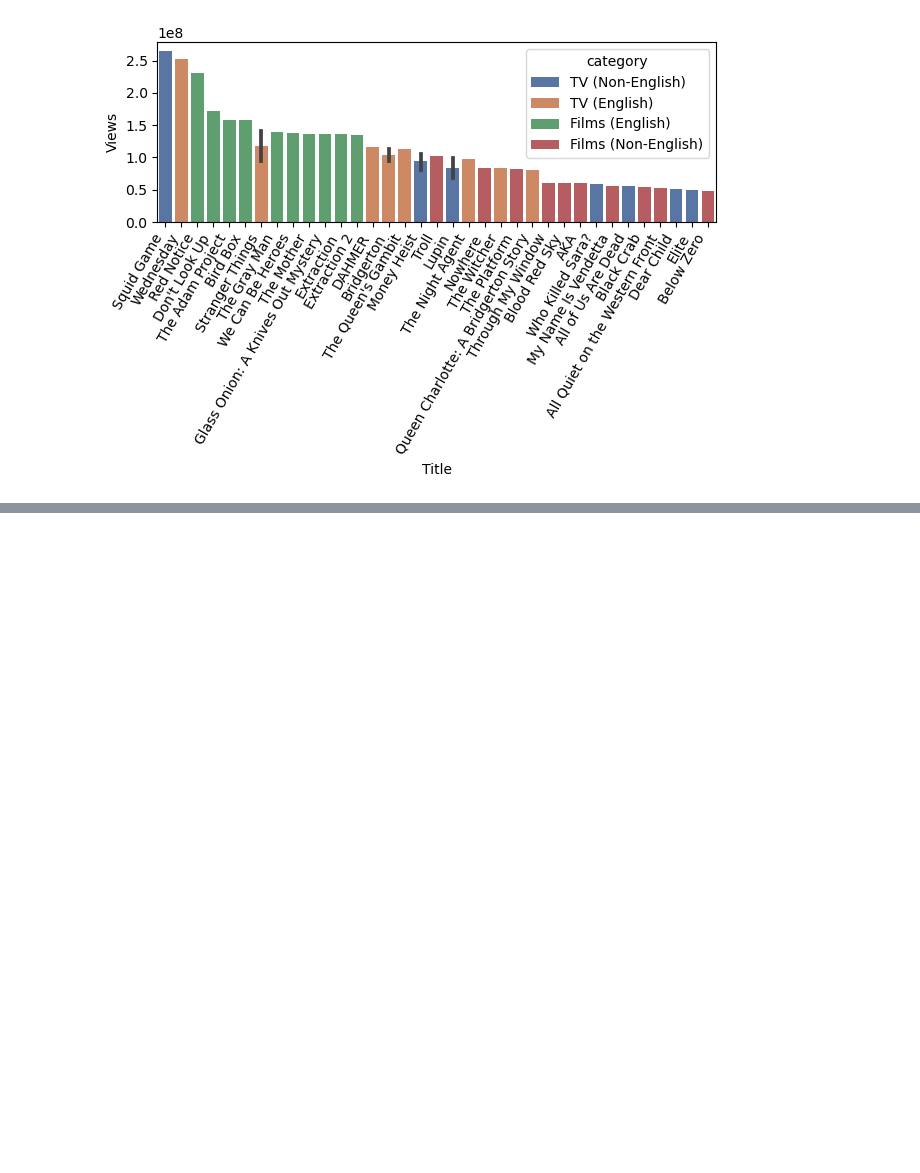
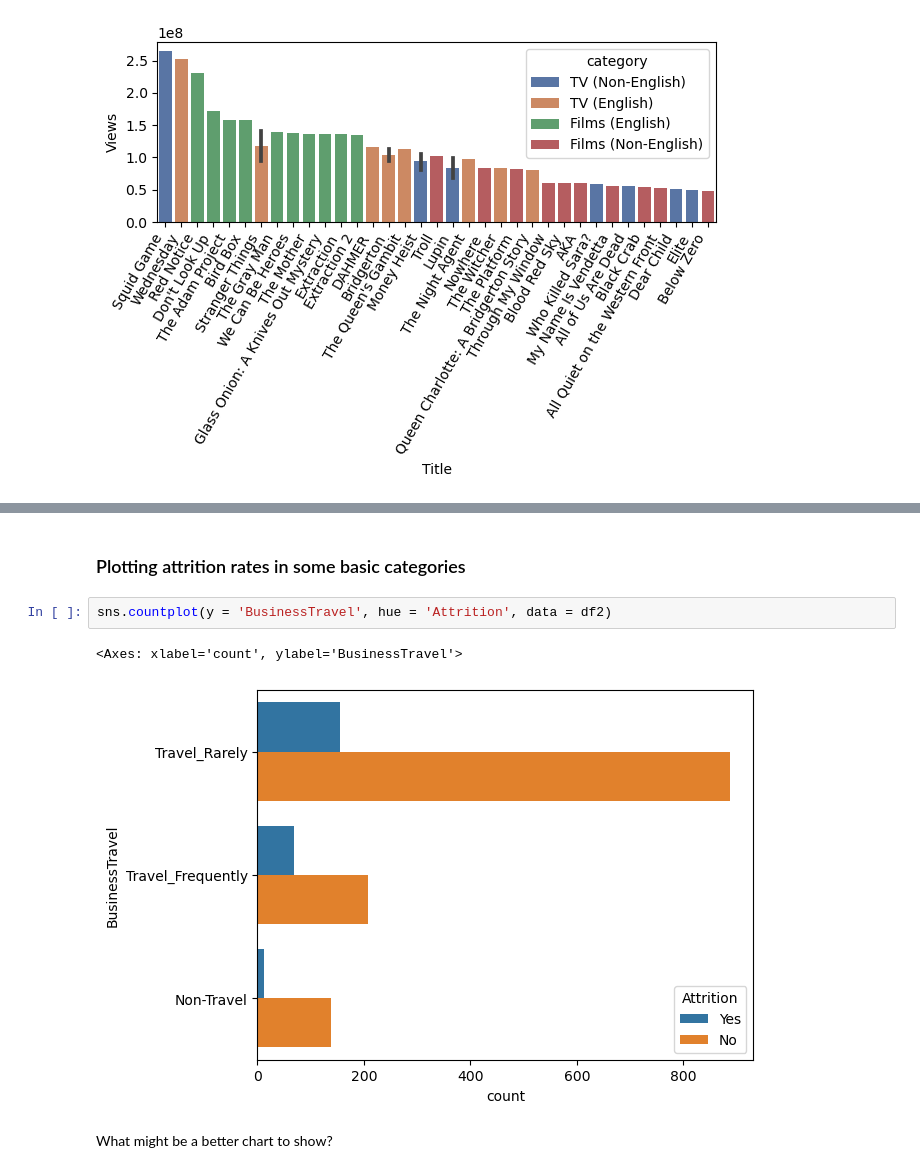
Before and after one commit to mathchou/CSC485-Sp24, a Jupyter notebook: Day1Examples.ipynb, the cells around one changed output, grey strips where cells are left out. Cells and saved outputs as stored; diff of their text form; blank space fills up the shorter version.

```diff
--- a/Day1Examples.ipynb
+++ b/Day1Examples.ipynb
@@ -57,0 +220,9 @@ plt.show()
+# %% [markdown]
+### Plotting attrition rates in some basic categories
+# %%
+sns.countplot(y = 'BusinessTravel', hue = 'Attrition', data = df2)
+# %% [output]
+<Axes: xlabel='count', ylabel='BusinessTravel'>
+[figure, added]
+# %% [markdown]
+What might be a better chart to show?
```
Also changed, not shown: parts of 39 cells of this notebook, 1 other file.
